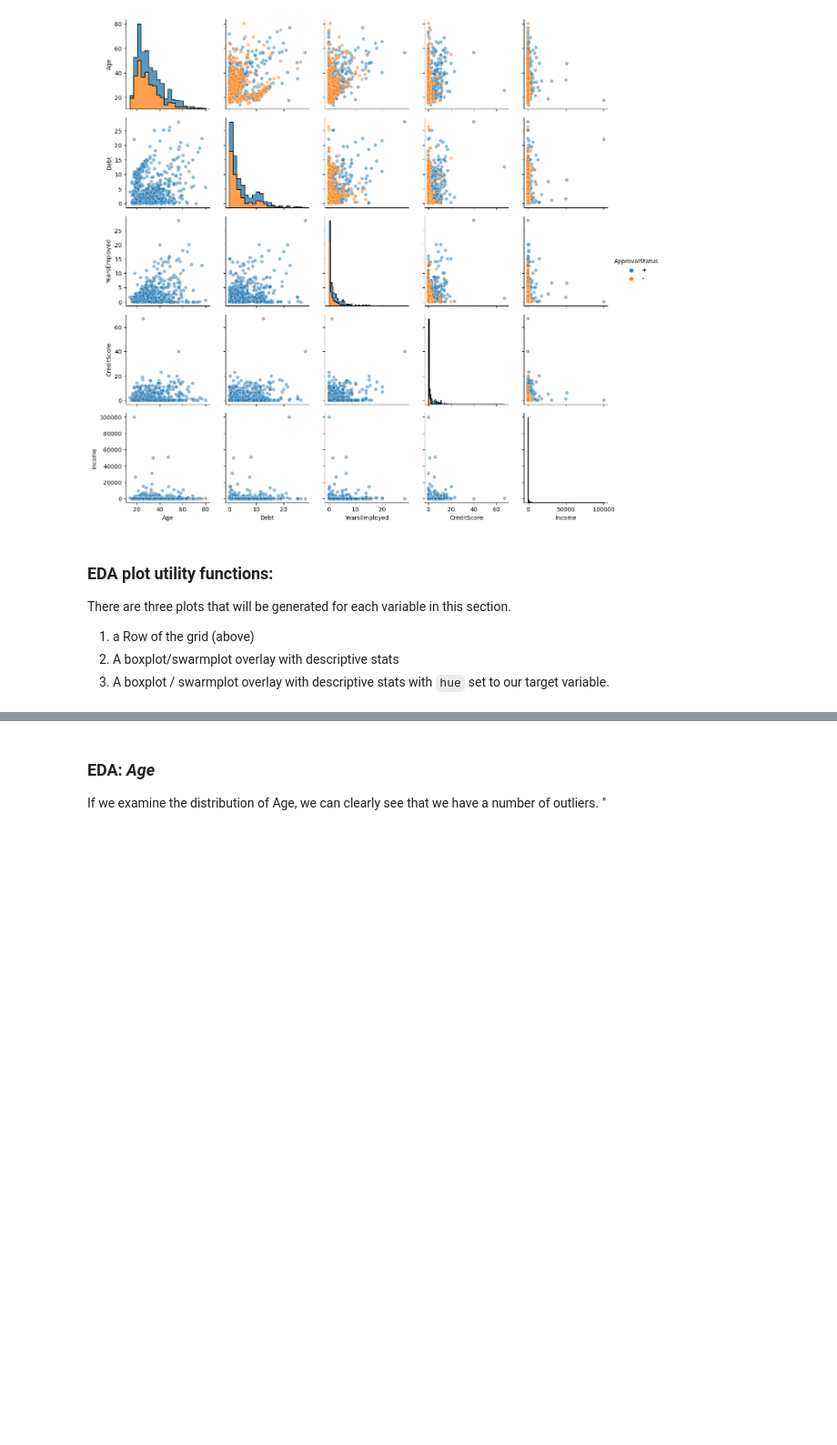
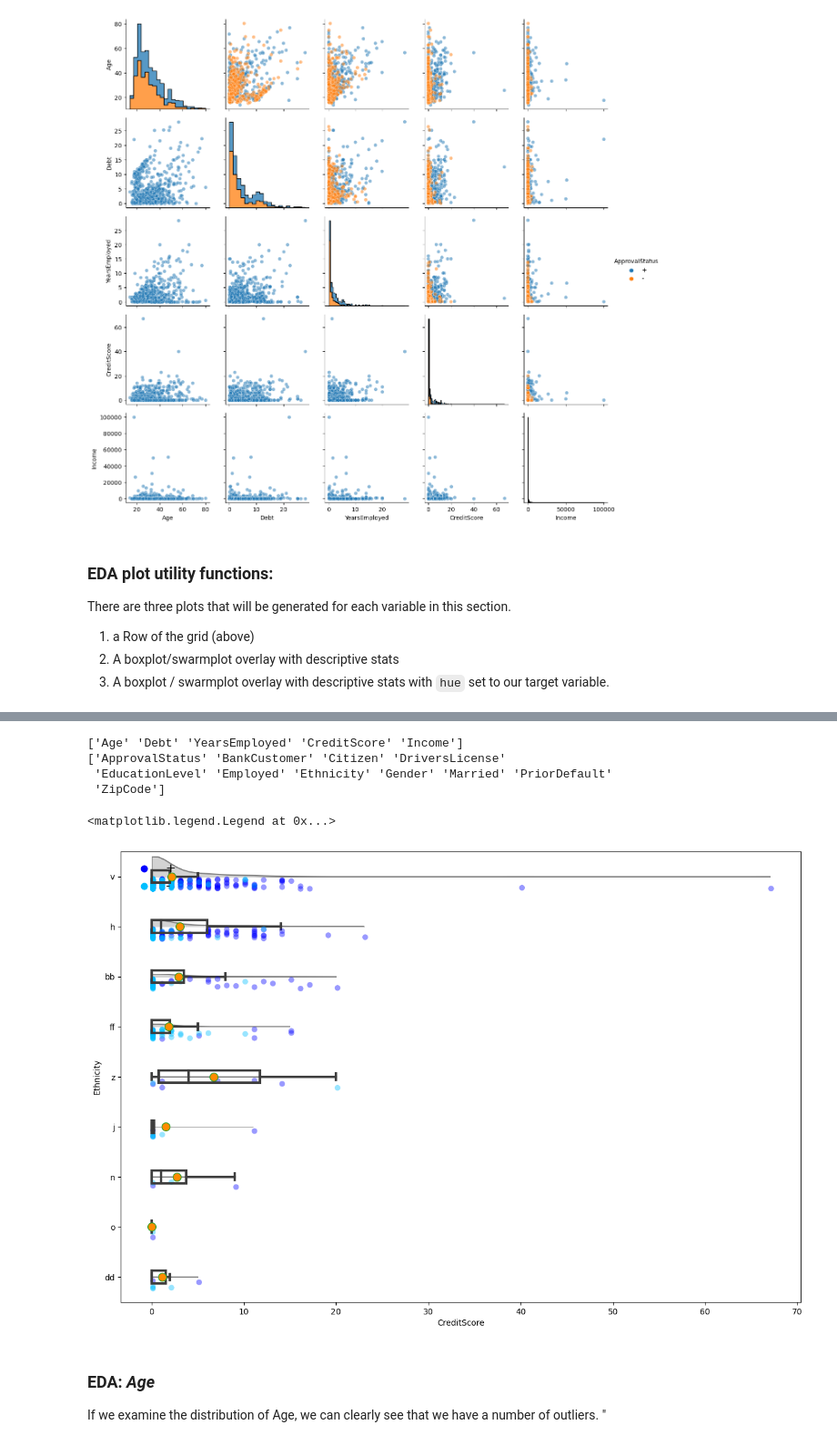
Before and after one commit to nvbergen/DC_project_CC_apps, a Jupyter notebook: Code/Credit approval Project.ipynb, the cells around one changed output, grey strips where cells are left out. Shown at 91% size. Drawn from its saved outputs; the diff is of its cells as text; code cells hidden in the pictures; blank space fills up the shorter version.

```diff
--- a/Code/Credit approval Project.ipynb
+++ b/Code/Credit approval Project.ipynb
@@ -1077,3 +1112,52 @@ def singlebox(df, x, y):
+# %%
+print(apps2.describe().columns.values)
+print(apps2.columns.difference(apps2.describe().columns).values)
+# %% [output]
+['Age' 'Debt' 'YearsEmployed' 'CreditScore' 'Income']
+['ApprovalStatus' 'BankCustomer' 'Citizen' 'DriversLicense'
+ 'EducationLevel' 'Employed' 'Ethnicity' 'Gender' 'Married' 'PriorDefault'
+ 'ZipCode']
+# %%
+#Great for CAT examination.
+apps2.describe().columns
+
+'''
+code credit: https://towardsdatascience.com/violin-strip-swarm-and-raincloud-plots-in-python-as-better-sometimes-alternatives-to-a-boxplot-15019bdff8f8
+'''
+apps3 = apps2[apps2['Income']< 5000]
+plt.figure(figsize=(15, 10))
+# Create violin plots without mini-boxplots inside.
+ax = sns.violinplot(x='CreditScore',  y= 'Ethnicity', data=apps2,
+                    color='lightgray',
+                    cut=0, inner=None, bw = 'silverman', scale='count')
+# Clip the lower half of each violin.
+for item in ax.collections:
+    x0, y0, width, height = item.get_paths()[0].get_extents().bounds
+    item.set_clip_path(plt.Rectangle((x0, y0), width, height/2,
+                       transform=ax.transData))
+# Create strip plots with partially transparent points of different colors depending on the group.
+num_items = len(ax.collections)
+sns.stripplot(x='CreditScore', y= 'Ethnicity', hue = "ApprovalStatus",  data=apps2, palette=['blue', 'deepskyblue'],
+               alpha=0.4, size=7)
+# Shift each strip plot strictly below the correponding volin.
+for item in ax.collections[num_items:]:
+    item.set_offsets(item.get_offsets() + 0.15)
+
+# Create narrow boxplots on top of the corresponding violin and strip plots, with thick lines, the mean values, without the outliers.
+sns.boxplot(x='CreditScore',  y= 'Ethnicity', data=apps2, width=0.25,
+            showfliers=False, showmeans=True,
+            meanprops=dict(marker='o', markerfacecolor='darkorange',
+                           markersize=10, zorder=3),
+            boxprops=dict(facecolor=(0,0,0,0),
+                          linewidth=3, zorder=3),
+            whiskerprops=dict(linewidth=3),
+            capprops=dict(linewidth=3),
+            medianprops=dict(linewidth=3))
+plt.legend(frameon=False, fontsize=15, loc='upper left')
+#add_cosmetics()
+# %% [output]
+<matplotlib.legend.Legend at 0x...>
+[figure, added]
 # %%
 #utility no. 3 boxplot swarmplot by category
 def multibox(df, x, y):
```
Also changed, not shown: parts of 2 cells of this notebook.
